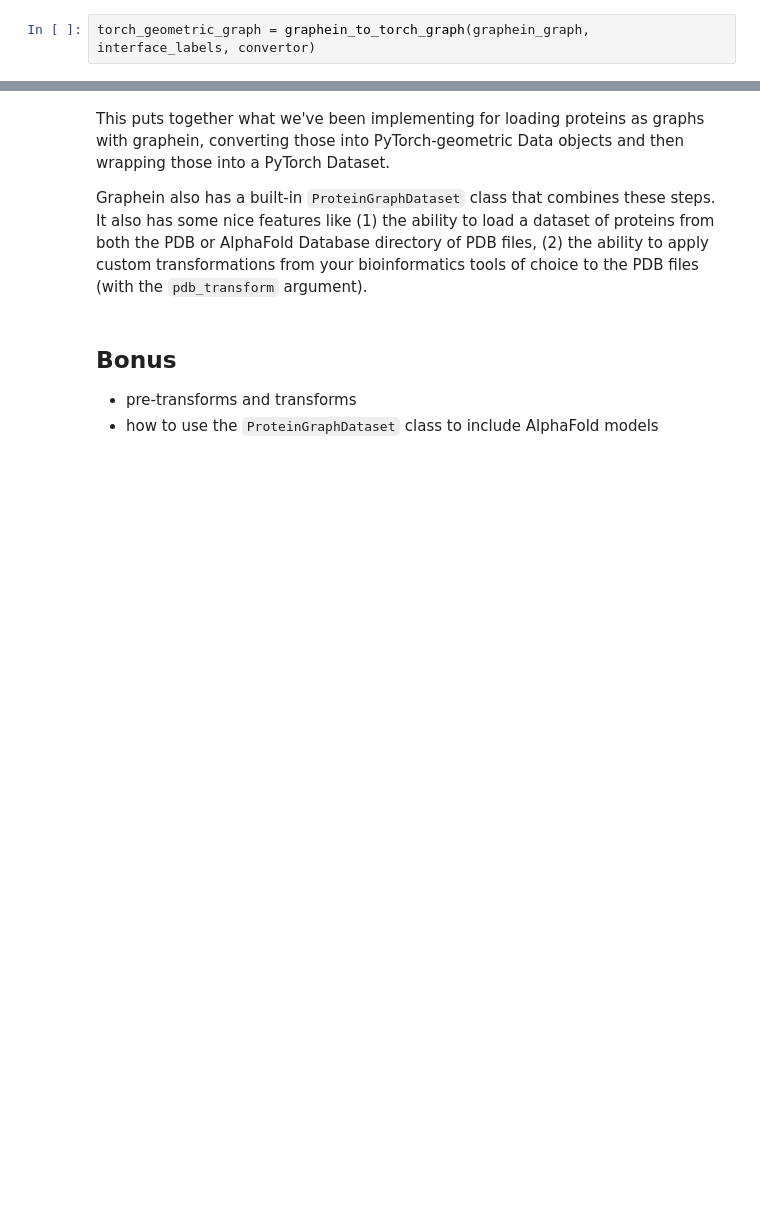
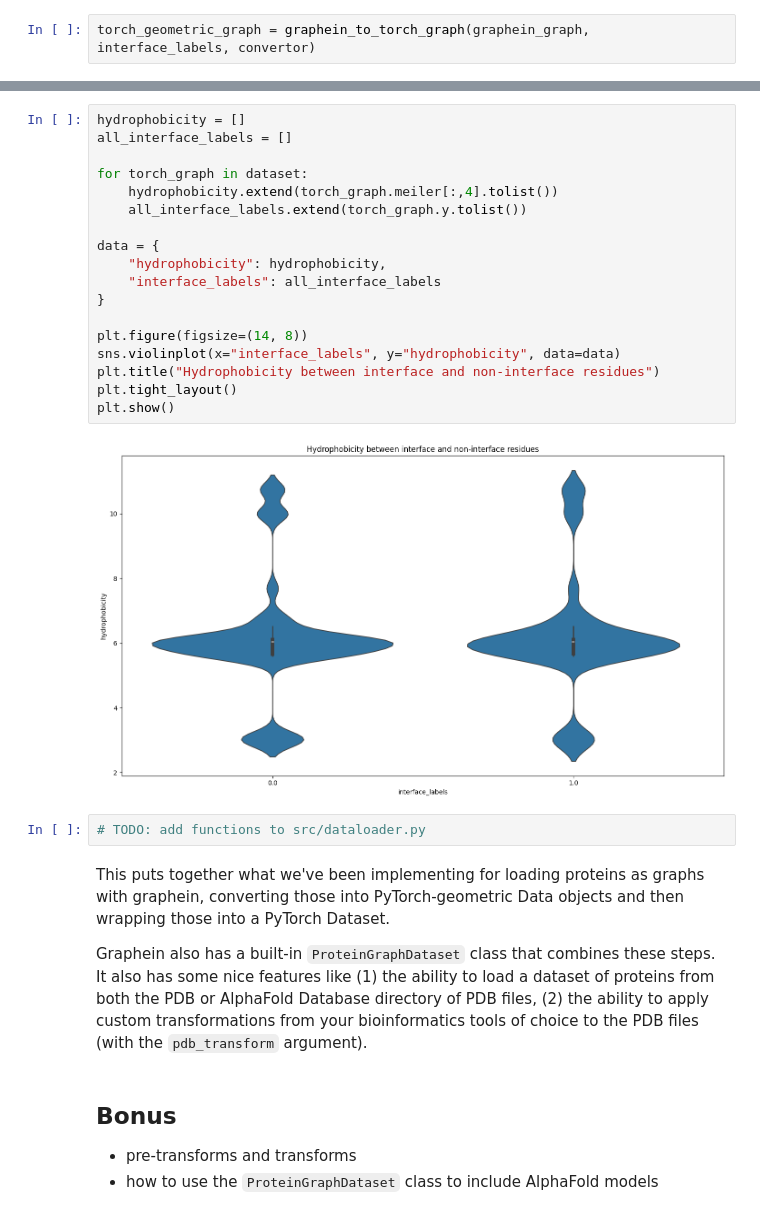
Before and after one commit to PickyBinders/geometric-learning-protein-structures-course, a Jupyter notebook: 1_2_Graph_Datasets.ipynb, the cells around one changed output, grey strips where cells are left out. Saved outputs shown, nothing was run; the diff lists cells and outputs as text; blank space fills up the shorter version.

```diff
--- a/1_2_Graph_Datasets.ipynb
+++ b/1_2_Graph_Datasets.ipynb
@@ -106,3 +263,25 @@ class ProteinDataset(Dataset):
+# %%
+hydrophobicity = []
+all_interface_labels = []
+
+for torch_graph in dataset:
+    hydrophobicity.extend(torch_graph.meiler[:,4].tolist())
+    all_interface_labels.extend(torch_graph.y.tolist())
+
+data = {
+    "hydrophobicity": hydrophobicity,
+    "interface_labels": all_interface_labels
+}
+
+plt.figure(figsize=(14, 8))
+sns.violinplot(x="interface_labels", y="hydrophobicity", data=data)
+plt.title("Hydrophobicity between interface and non-interface residues")
+plt.tight_layout()
+plt.show()
+# %% [output]
+[figure, added]
+# %%
+# TODO: add functions to src/dataloader.py
 # %% [markdown]
 This puts together what we've been implementing for loading proteins as graphs with graphein, converting those into PyTorch-geometric Data objects and then wrapping those into a PyTorch Dataset.
 
```
Also changed, not shown: parts of 22 cells of this notebook, 3 other files.
